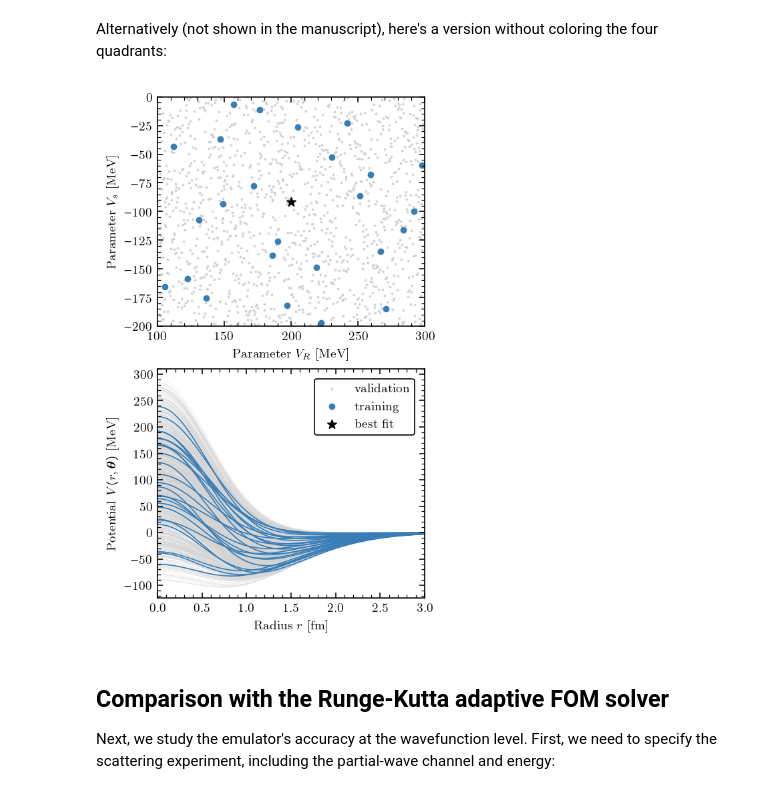
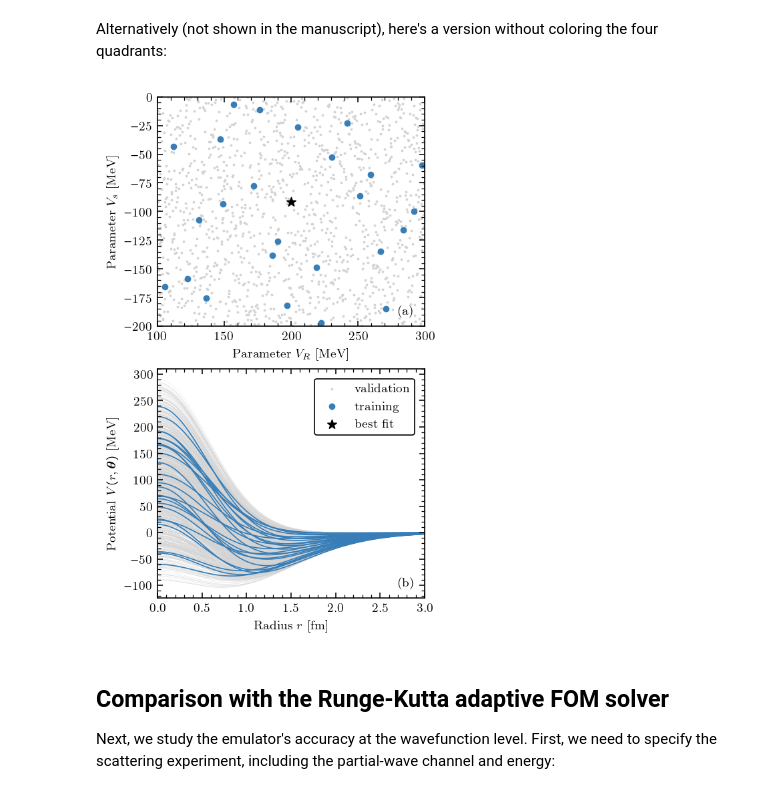
Before and after one commit to buqeye/cs_greedy_emulator, a Jupyter notebook: minnesota.ipynb, the cells around one changed output. Drawn from its saved outputs; the diff is of its cells as text; code cells hidden in the pictures.

```diff
--- a/minnesota.ipynb
+++ b/minnesota.ipynb
@@ -105,5 +108,7 @@ axs[1].set_xlim(0,3)
 axs[1].set_xlabel("Radius $r$ [fm]")
 axs[1].set_ylabel(r"Potential $V(r, \boldsymbol{\theta})$ [MeV]")
 axs[1].legend(*axs[0].get_legend_handles_labels())
+for iax, ax in enumerate(axs):
+    ax.text(0.9, 0.05, f"({alphabet[iax]})", transform=ax.transAxes)
 fig.savefig(f"{output_dir}/minnesota_parameter_space_quadrants.png", dpi=200)
 # %% [output]
@@ -113,34 +118,36 @@ Alternatively (not shown in the manuscript), here's a version without coloring t
 # %%
 from constants import hbarc, cm
 fig, axs = plt.subplots(2, 1, figsize=(8.6*cm,14*cm), constrained_layout=True)
 np.random.seed(123)
 
 for index, lbl in enumerate(("validation", "training")):
     param_samples_all = param_samples[lbl]
     param_samples_plot = np.array([[sample[lec_lbl] for lec_lbl in ("V0", "V1")] for sample in param_samples_all])
     color = ("lightgray", colors[1])[index]
     size = [1, 15][index]
     axs[0].scatter(param_samples_plot[:,0], param_samples_plot[:,1], color=color, s=size, label=("validation", "training")[index])
 
     grid_plot = np.linspace(0, 4, 200)
     size = [1.2, 8][index]
     for lec_sample in param_samples_all:
         vr = hbarc * potential.eval(r=grid_plot, lecs=lec_sample)
         axs[1].plot(grid_plot, vr, color=color, lw=size/10)
 
 axs[0].scatter(potential.lecBaseValues["V0"],
                potential.lecBaseValues["V1"], color="k", s=45, marker="*", label="best fit")
 axs[0].set_xlabel("Parameter $V_R$ [MeV]")
 axs[0].set_ylabel("Parameter $V_s$ [MeV]")
 axs[0].set_xlim(*VR_range)
 axs[0].set_ylim(*Vs_range)
 axs[1].set_xlim(0,3)
 axs[1].set_xlabel("Radius $r$ [fm]")
 axs[1].set_ylabel(r"Potential $V(r, \boldsymbol{\theta})$ [MeV]")
 axs[1].legend(*axs[0].get_legend_handles_labels())
+for iax, ax in enumerate(axs):
+    ax.text(0.9, 0.05, f"({alphabet[iax]})", transform=ax.transAxes)
 fig.savefig(f"{output_dir}/minnesota_parameter_space.png", dpi=200)
 # %% [output]
-[figure, old version]
+[figure, new version]
 # %% [markdown]
 ## Comparison with the Runge-Kutta adaptive FOM solver
 
```
Also changed, not shown: parts of 4 cells of this notebook, 1 other file.
